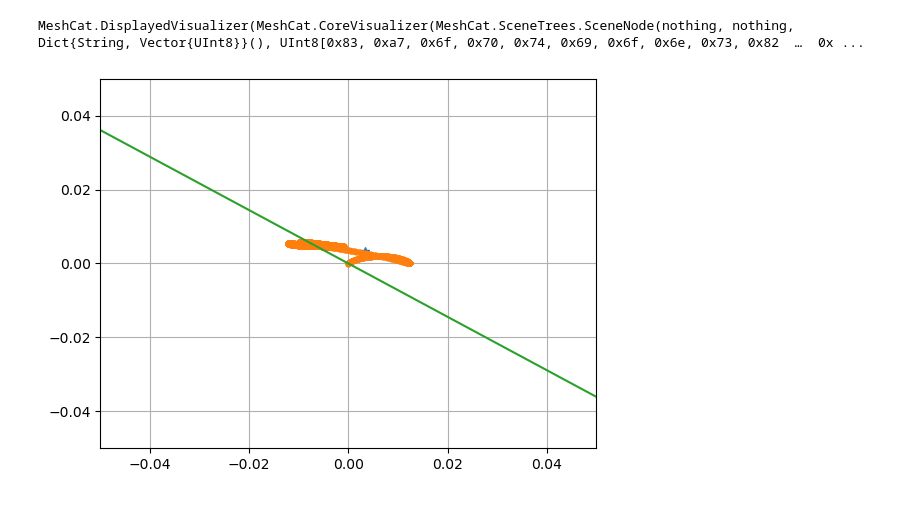
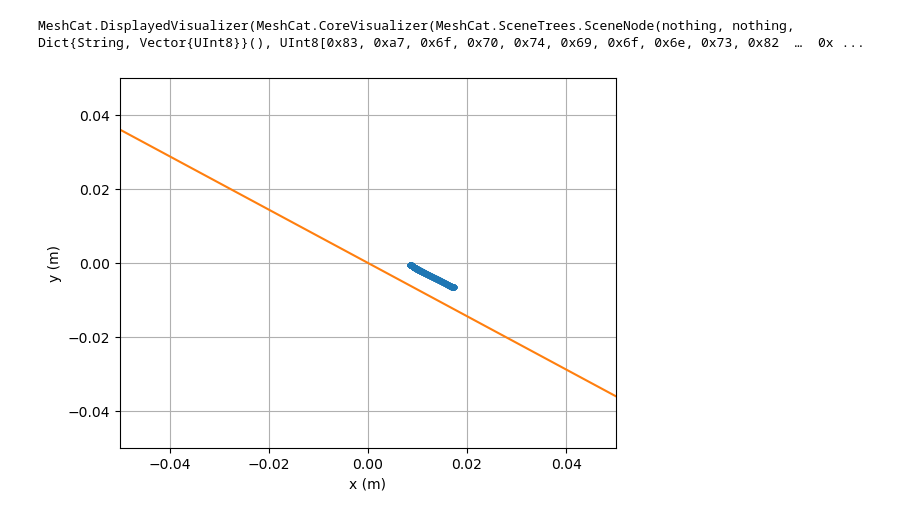
Before and after one commit to ChiyenLee/QuadrupedBalance.jl, a Jupyter notebook: notebooks/Centroidal_model.jl.ipynb, the cells around one changed output. Cells and saved outputs as stored; diff of their text form; code cells hidden in the pictures.

```diff
--- a/notebooks/Centroidal_model.jl.ipynb
+++ b/notebooks/Centroidal_model.jl.ipynb
@@ -41,15 +41,15 @@ RobotDynamics
 ## Simulation
 # %%
 #### Loading eq point, and setting which foot are in contacts
-data = TOML.parsefile("ipopt_eq_point2.toml") # load eq point
+data = TOML.parsefile("ipopt_eq_point4.toml") # load eq point
 x_eq = data["x_eq"];
 u_eq = data["u_eq"];
 λ_eq = data["λ_eq"];
 
-urdfpath = joinpath(@__DIR__, "..", "src","a1","urdf","a1_light.urdf")
+urdfpath = joinpath(@__DIR__, "..", "src","a1","urdf","a1.urdf")
 A1mech = parse_urdf(urdfpath, floating=true, remove_fixed_tree_joints=false)
 A1 = QuadrupedBalance.UnitreeA1FullBody(A1mech);
-foot_contacts = [1, 0, 0, 1] # FR, FL, RR, RL
+foot_contacts = [1, 1, 1, 1] # FR, FL, RR, RL
 foot_indices = []            # specifies which foot constraints are active
 for i in 1:length(foot_contacts)
     if(foot_contacts[i] == 1)
@@ -322,7 +342,7 @@ controller = Controller(s_des, f, A, B, Q, R, P_uctg, h);
 n = length(x_eq)
 m = 12
 h = 0.001
-tf = 4.0
+tf = 6.0
 times = 0:h:tf
 ϕ_cons = QB.fk_world(x_eq)[foot_indices] # feet constraint
 ind_fixed = [2,6,10, 3, 7, 11]
@@ -336,13 +356,13 @@ fs = zeros(length(times), 12)
 xs[1,:] = copy(x_eq)
 fs[1,:] = zeros(12)
 us[1,:] = -QB.dfk_world(x_eq)[:,8:19]' * controller.f_des
-# xs[1,23] += -0.05
-# xs[1,24] += -0.02
+xs[1,23] += -0.0
+xs[1,24] += -0.0
 
 ss[1,:] = full2centroidal(xs[1,:])
 resting_joints = x_eq[8:19] #[ones(4)*0.0; ones(4)*1.2; -ones(4)*2.2]
 s_des[7:10] = QB.L([1,0,0,0]) * QB.ρ([0.,0,0])
-com_offset = [-x_eq[5], -x_eq[6], 0.0]*0 # breaks after 0.01 shifts in any direction
+com_offset = [-0.01, 0.01, 0.0]*0 # breaks after 0.01 shifts in any direction
 for i in 1:length(times) - 1
     ## get sensor
     encs = xs[i, 8:19]
@@ -356,13 +376,16 @@ for i in 1:length(times) - 1
     ## Feedback control
     fk_cons = QB.fk_world(x_eq)[foot_indices] # feet constraint
     sn = full2centroidal(xs[i,:])
-#     sn[1:2] -= x_eq[5:6]  #- (quat_meas' * com_offset)
-    sn[1:3] += (quat_meas * com_offset)
+    sn[1:3] += com_offset
+#     sn[1:3] += (quat_meas * com_offset)
     u_joint = joint_pd_control(encs, x_eq[8:19], joint_vels, 100, 1)
     f, δs = qp_controller(model, problem2, controller, sn, encs, fs[i,:], foot_indices)
 
 #     if i > 2000
 #         s_des[7:10] = QB.L([1,0,0,0]) * QB.ρ([0., 0, deg2rad(10)])
+#         s_des[7:10] = QB.L([1,0,0,0]) * QB.ρ([0., deg2rad(10), 0])
+#         s_des[7:10] = QB.L([1,0,0,0]) * QB.ρ([deg2rad(10), 0, 0])
+
 #     end
     rot = QB.H'QB.L(sn[7:10])*QB.R(sn[7:10])'QB.H #Rotation matrix
     rot = kron(I(4), rot')
@@ -507,14 +482,16 @@ render(vis)
 MeshCat.DisplayedVisualizer(MeshCat.CoreVisualizer(MeshCat.SceneTrees.SceneNode(nothing, nothing, Dict{String, Vector{UInt8}}(), UInt8[0x83, 0xa7, 0x6f, 0x70, 0x74, 0x69, 0x6f, 0x6e, 0x73, 0x82  …  0x ...
 # %%
 # plot(com_offset[1],com_offset[2],"o")
-plot(x_eq[5], x_eq[6], "*")
-plot(ss[1:end,1].-x_eq[5], ss[1:end,2].-x_eq[6],".")
+# plot(x_eq[5], x_eq[6], "*")
+plot(ss[1:end,1].+0.014, ss[1:end,2].-0.01, ".")
 plot(p[[1,10]], p[[2,11]])
 xlim([-0.05, 0.05])
 ylim([-0.05, 0.05])
+xlabel("x (m)")
+ylabel("y (m)")
 grid()
 # %% [output]
-[figure, old version]
+[figure, new version]
 # %%
 let
     ###### Simulation Loop for centroidal model ######
```
Also changed, not shown: parts of 8 cells of this notebook, 17 other files.
